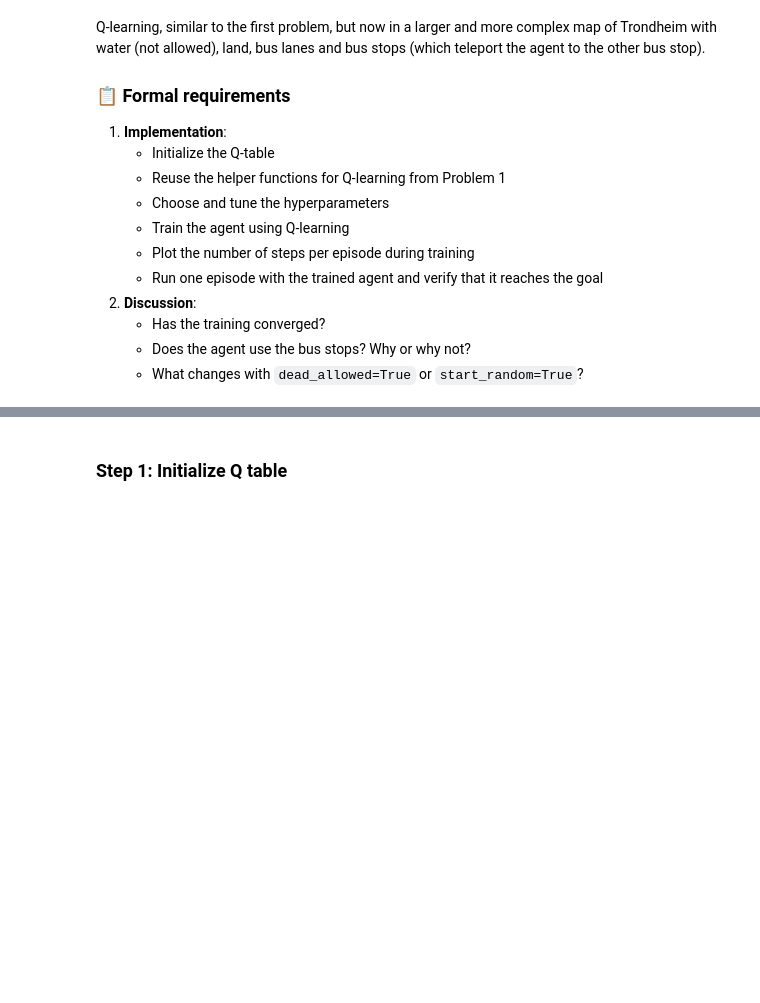
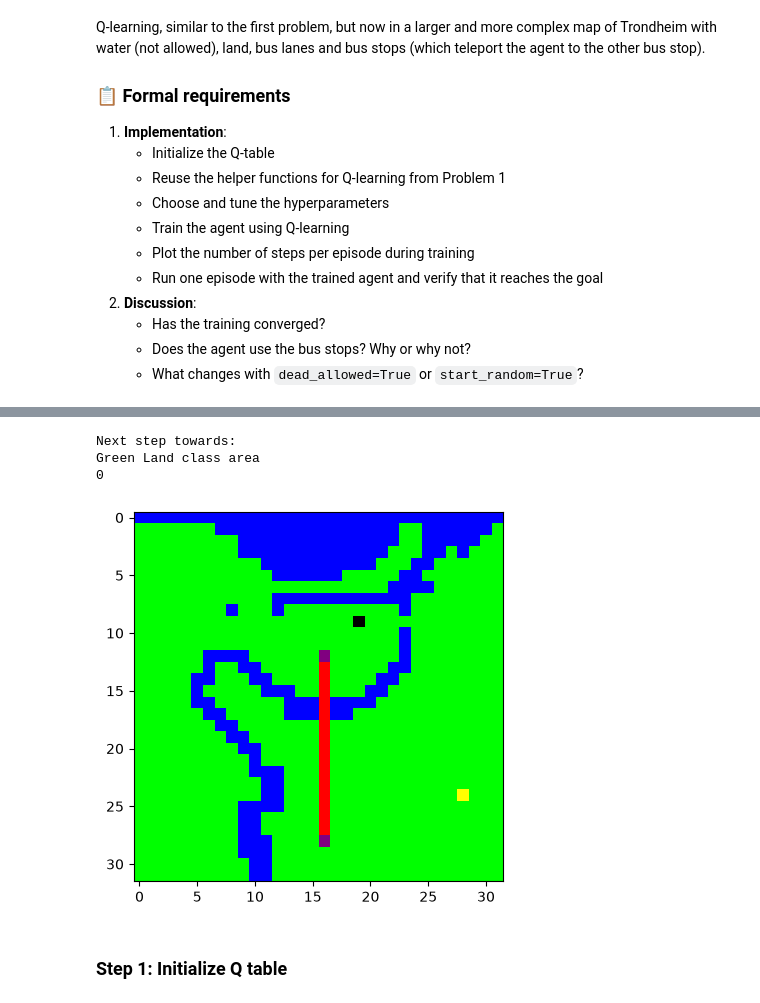
Before and after one commit to ffredz/TDT4172prosjekter, a Jupyter notebook: Project4/Project4_RL.ipynb, the cells around one changed output, grey strips where cells are left out. Drawn from its saved outputs; the diff is of its cells as text; code cells hidden in the pictures; blank space fills up the shorter version.

```diff
--- a/Project4/Project4_RL.ipynb
+++ b/Project4/Project4_RL.ipynb
@@ -693,7 +696,7 @@ In the second problem, you will train an agent to navigate from a start position
 # %%
 env_config = {
     'env_image_path':'image_TRD.png',
-    'dead_allowed':False,
+    'dead_allowed':True,
     'start_random':False,
 }
 
@@ -708,10 +715,15 @@ _ = env.render('human')
 # %%
 # select the action here
-my_action = 'right'
+my_action = 'up'
 
 # here is your action
 obs, rew, term, info = env.step(action_dict[my_action])
 print(rew)
 _ = env.render('human')
+# %% [output]
+Next step towards:
+Green Land class area
+0
+[figure, added]
 # %% [markdown]
 ### Step 1: Initialize Q table
```
Also changed, not shown: parts of 26 cells of this notebook, 2 other files.
